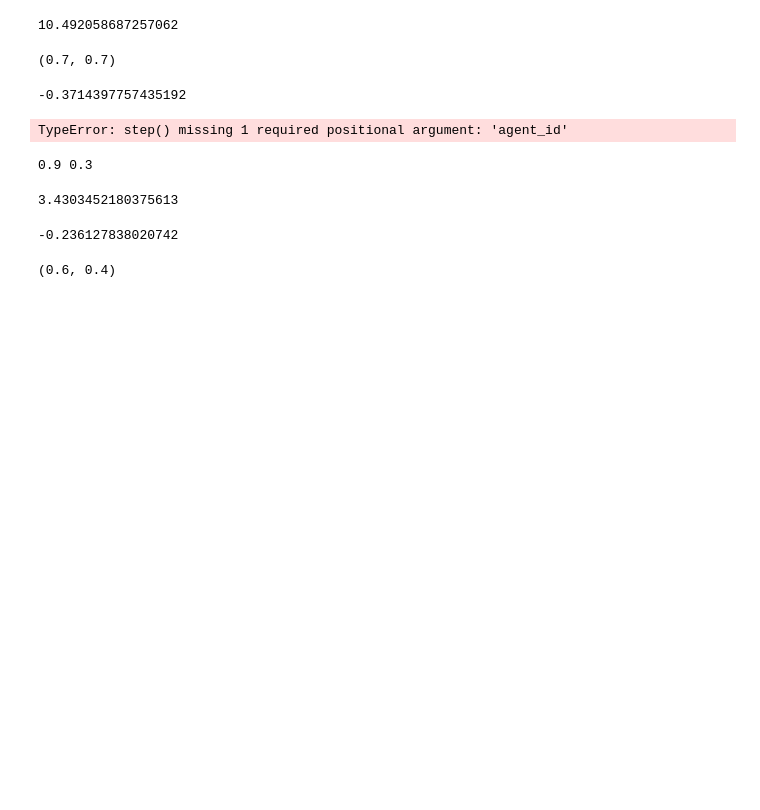
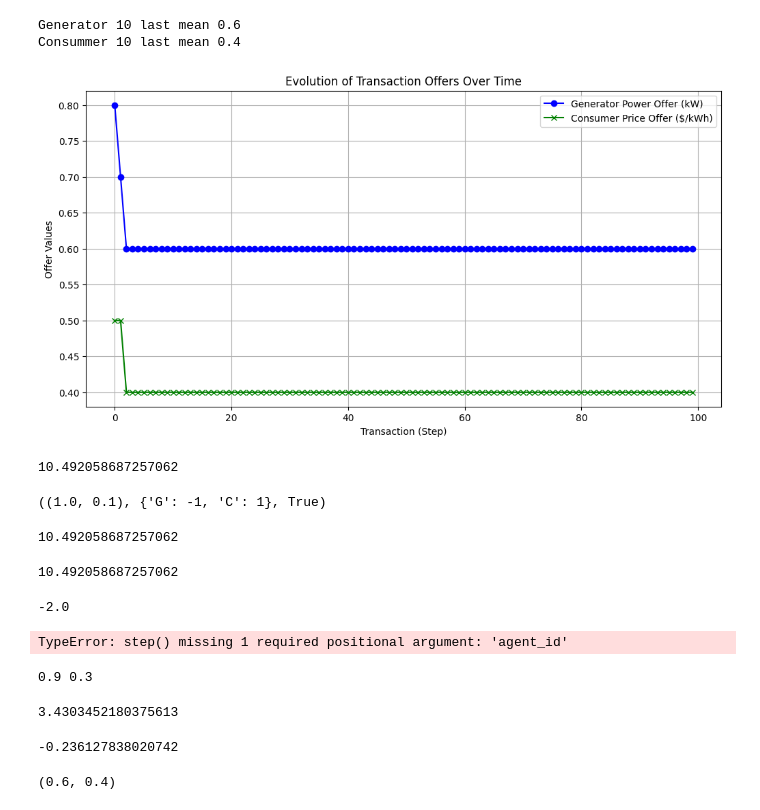
Before and after one commit to juanpabmedina/master_thesis, a Jupyter notebook: algorithms/p2p_energy_game_gpt/soccer_game_gpt.ipynb, the cells around one changed output. Cells and saved outputs as stored; diff of their text form; code cells hidden in the pictures; blank space fills up the shorter version.

```diff
--- a/algorithms/p2p_energy_game_gpt/soccer_game_gpt.ipynb
+++ b/algorithms/p2p_energy_game_gpt/soccer_game_gpt.ipynb
@@ -190,3 +199,9 @@ Mean point: (0.8192, 0.12399999999999999), Value; 7.008073482864783
+# %%
+evaluate(agent_C_trained, agent_G_trained, eval_params, plot=True)
+# %% [output]
+Generator 10 last mean 0.6
+Consummer 10 last mean 0.4
+[figure, added]
 # %%
 import numpy as np
 x = 1
@@ -204,13 +219,14 @@ params = {
     'max_power': 1,
     'min_price': 0.1,
     'max_price': 1,
-    'threshold': 0,
+    'threshold': 10,
     'gen_actions': [-0.1, 0.0, 0.1],
     'con_actions': [-0.1, 0.0, 0.1],
     'a': 0.1,
     'b': 2,
     'c': 0,
-    'agent_id': 'C'
+    'agent1_id': 'G',
+    'agent2_id': 'C'
 }
 
 total_steps = params.get('total_steps', 100)
@@ -230,31 +246,40 @@ c = params.get('c', 0)
 
 from energy_market_env import EnergyMarketEnv
 env = EnergyMarketEnv(a, b, c,
-                    init_gen_power, init_con_price,
                     min_power, max_power,
                     min_price, max_price,
-                    threshold,
-                    agent_id='C')
+                    gen_threshold=-0.5, con_threshold = 10,
+                    agent_id='G')
 
-GENERATOR_ACTIONS = gen_actions  # Power adjustments
-CONSUMER_ACTIONS = con_actions         # Price adjustments
+env.gen_power = 1
+env.con_price = 0.1
 
-gen_states = []
-con_states = []
 
-gen_state, con_state = env.reset()
-state = (gen_state, con_state)
+actions = {
+    'G': 0,
+    'C': 0
+}
 
-print(state)
+env.step(actions=actions, agent_id='G')
 # %% [output]
-(0.7, 0.7)
+((1.0, 0.1), {'G': -1, 'C': 1}, True)
+# %%
+env.con_profit
+# %% [output]
+10.492058687257062
 # %%
 import numpy as np
-x = 0.7
-y = 0.7
-x*np.log(1/(1+y))
+x = env.gen_power
+y = env.con_price
+x*1/np.log(1+y)
 # %% [output]
--0.3714397757435192
+10.492058687257062
+# %%
+x = env.gen_power
+y = env.con_price
+x*y - ( 0.1 * x**2 + 2 * x)
+# %% [output]
+-2.0
 # %%
 env.step({'generator': 0, 'consumer': -0})
 # %% [output]
```
Also changed, not shown: parts of 7 cells of this notebook, 2 other files.
